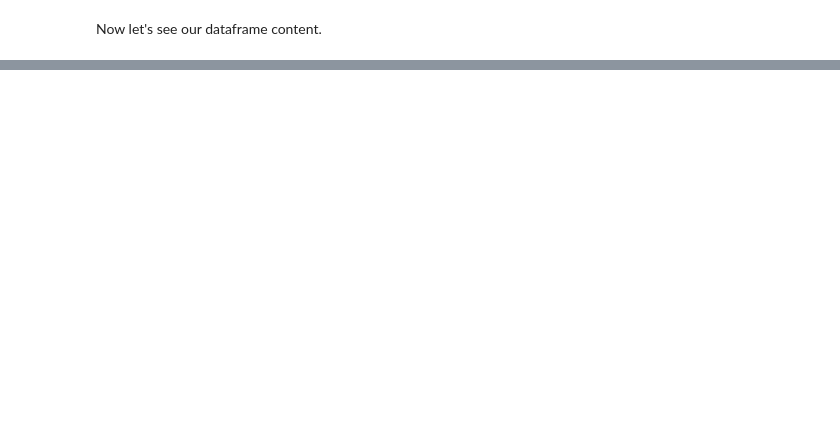
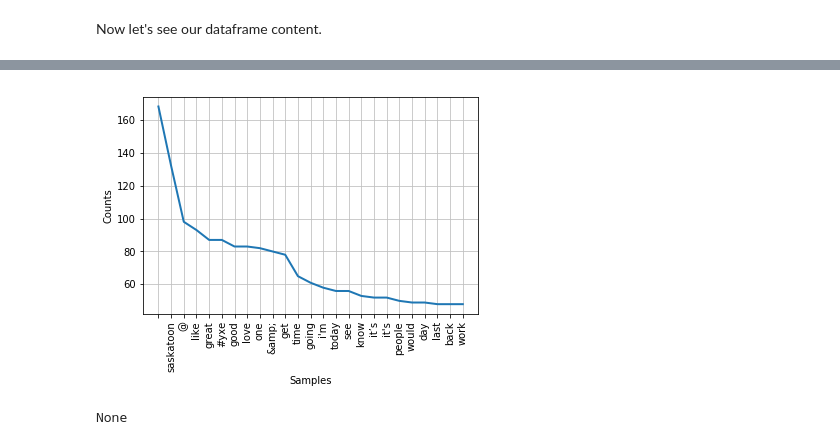
Before and after one commit to jpin27/pulse-yxe, a Jupyter notebook: datamining/Pulse YXE Data Analytics.ipynb, the cells around one changed output, grey strips where cells are left out. Cells and saved outputs as stored; diff of their text form; code cells hidden in the pictures; blank space fills up the shorter version.

```diff
--- a/datamining/Pulse YXE Data Analytics.ipynb
+++ b/datamining/Pulse YXE Data Analytics.ipynb
@@ -73,9 +86,0 @@ yxe_tweets = pop_tweets('stoonTweets.json')
-# %%
-# yxe_tweets['source'] = yxe_tweets.source.str.replace('\<a href="?"\>,?' , '')
-# FULL REGEX: (\<a href\=.+\>)(.+)(\<\/a\>)
-# df.sport.str.replace(r'(^.*ball.*$)', 'ball sport')
-# df['result'].str.lstrip('+-').str.rstrip('aAbBcC')
-# yxe_tweets['source'] = yxe_tweets['source'].str.lstrip('\<a href\=\".+\" rel=\".+\"\>').str.rstrip('\<\/a\>')
-
-yxe_tweets['source'] = yxe_tweets.source.str.replace('^\<a href\=.+\>$' , '')
-yxe_tweets['source']
@@ -99,0 +148,62 @@ Name: source, dtype: object
+# %%
+# from collections import Counter
+# import nltk
+# import matplotlib
+# import matplotlib.pyplot as plt
+
+# top_N = 30
+
+# df['text'] = yxe_tweets['text']
+
+# nltk.download('stopwords')
+# stopwords = nltk.corpus.stopwords.words('english')
+
+# # TODO: Filter out punctuation
+# # RegEx for stopwords
+# RE_stopwords = r'\b(?:{})\b'.format('|'.join(stopwords))
+# # replace '|'-->' ' and drop all stopwords
+# words = (df.text
+#            .str.lower()
+#            .replace([r'\|', RE_stopwords], [' ', ''], regex=True)
+#            .str.cat(sep=' ')
+#            .split()
+# )
+
+# # generate DF out of Counter
+# rslt = pd.DataFrame(Counter(words).most_common(top_N),
+#                     columns=['Word', 'Frequency']).set_index('Word')
+# print(rslt)
+
+# # plot
+# # rslt.plot.bar(rot=0, figsize=(16,10), width=0.8)
+
+
+############################################################
+
+import nltk
+
+from nltk.corpus import stopwords
+from nltk import FreqDist
+
+# get english stopwords
+stop = stopwords.words('english')
+texts = yxe_tweets['text']
+
+
+yxe_tweets['timestamp'] = pd.to_datetime(pd.Series(yxe_tweets['timestamp']))
+
+tokens = []
+
+# strip words of punctuation marks
+for text in texts.values:
+  tokens.extend([word.lower().strip(':,."-') for word in text.split()])
+
+filtered_tokens = [word for word in tokens if not word in stop]
+
+freq_dist = nltk.FreqDist(filtered_tokens)
+
+
+print(freq_dist.plot(25))
+# %% [output]
+[figure, added]
+None
```
Also changed, not shown: parts of 19 cells of this notebook, 1 other file.
